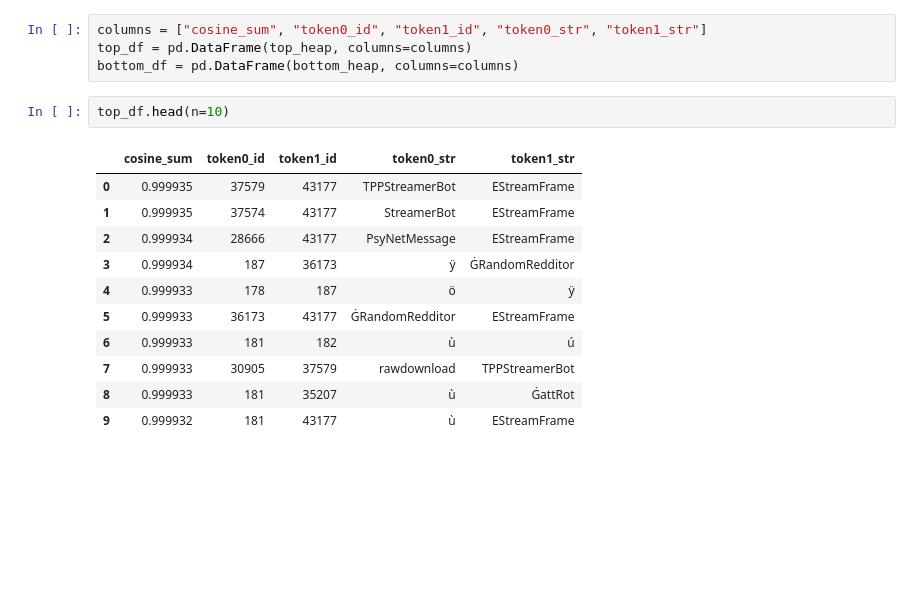
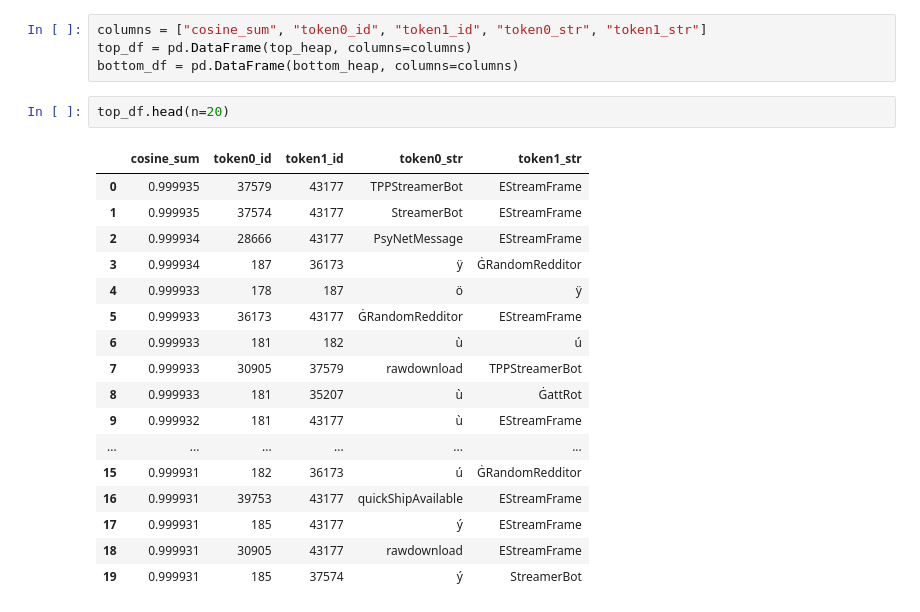
Before and after one commit to gg2001/transformer-circuits, a Jupyter notebook: puzzles/1.ipynb, the cells around one changed output. Saved outputs shown, nothing was run; the diff lists cells and outputs as text; blank space fills up the shorter version.

```diff
--- a/puzzles/1.ipynb
+++ b/puzzles/1.ipynb
@@ -135,16 +135,22 @@ columns = ["cosine_sum", "token0_id", "token1_id", "token0_str", "token1_str"]
 top_df = pd.DataFrame(top_heap, columns=columns)
 bottom_df = pd.DataFrame(bottom_heap, columns=columns)
 # %%
-top_df.head(n=10)
+top_df.head(n=20)
 # %% [output]
 |  | cosine_sum | token0_id | token1_id | token0_str | token1_str |
 | 0 | 0.999935 | 37579 | 43177 | TPPStreamerBot | EStreamFrame |
 | 1 | 0.999935 | 37574 | 43177 | StreamerBot | EStreamFrame |
 | 2 | 0.999934 | 28666 | 43177 | PsyNetMessage | EStreamFrame |
 | 3 | 0.999934 | 187 | 36173 | ÿ | ĠRandomRedditor |
 | 4 | 0.999933 | 178 | 187 | ö | ÿ |
 | 5 | 0.999933 | 36173 | 43177 | ĠRandomRedditor | EStreamFrame |
 | 6 | 0.999933 | 181 | 182 | ù | ú |
 | 7 | 0.999933 | 30905 | 37579 | rawdownload | TPPStreamerBot |
 | 8 | 0.999933 | 181 | 35207 | ù | ĠattRot |
 | 9 | 0.999932 | 181 | 43177 | ù | EStreamFrame |
+| ... | ... | ... | ... | ... | ... |
+| 15 | 0.999931 | 182 | 36173 | ú | ĠRandomRedditor |
+| 16 | 0.999931 | 39753 | 43177 | quickShipAvailable | EStreamFrame |
+| 17 | 0.999931 | 185 | 43177 | ý | EStreamFrame |
+| 18 | 0.999931 | 30905 | 43177 | rawdownload | EStreamFrame |
+| 19 | 0.999931 | 185 | 37574 | ý | StreamerBot |
```
Also changed, not shown: parts of 3 cells of this notebook.
